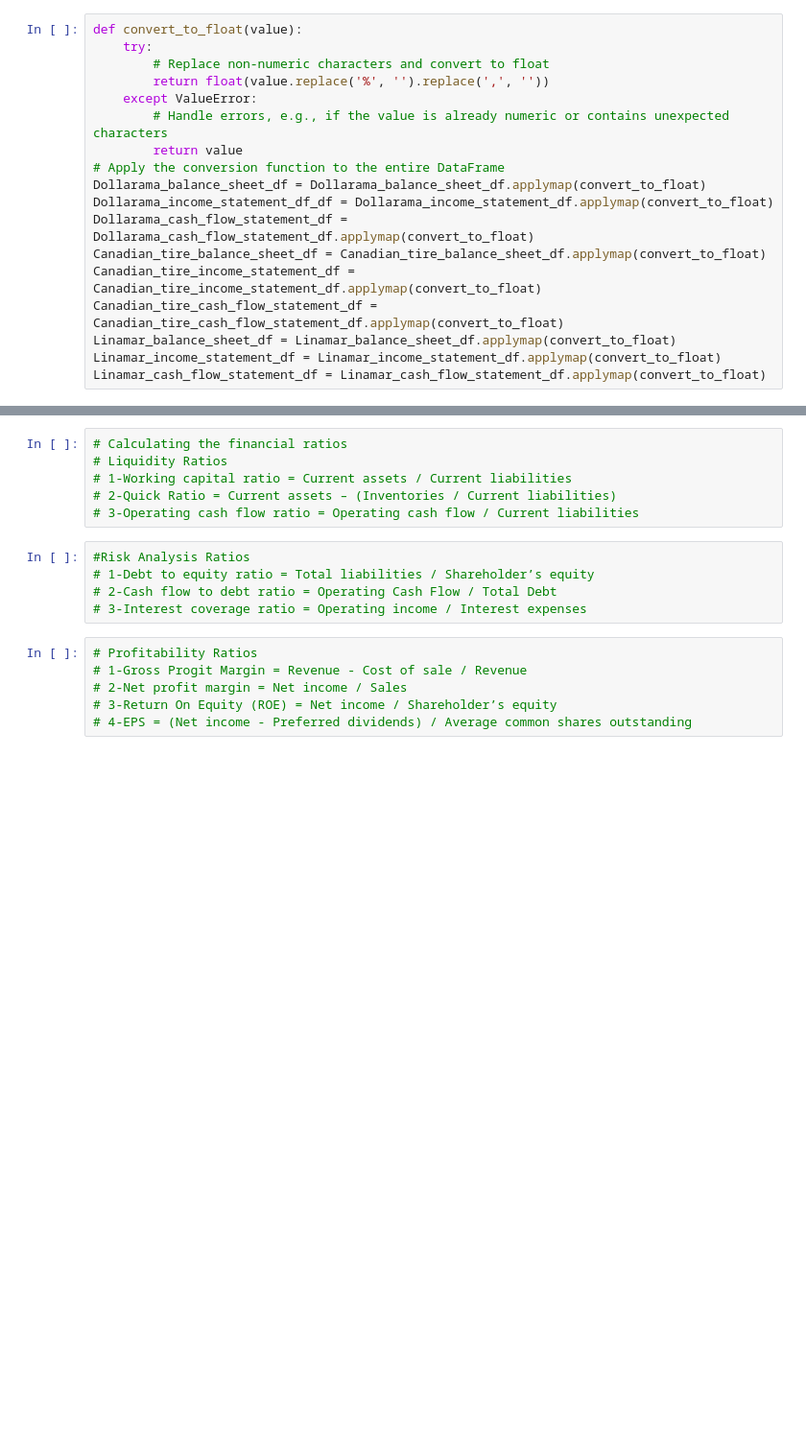
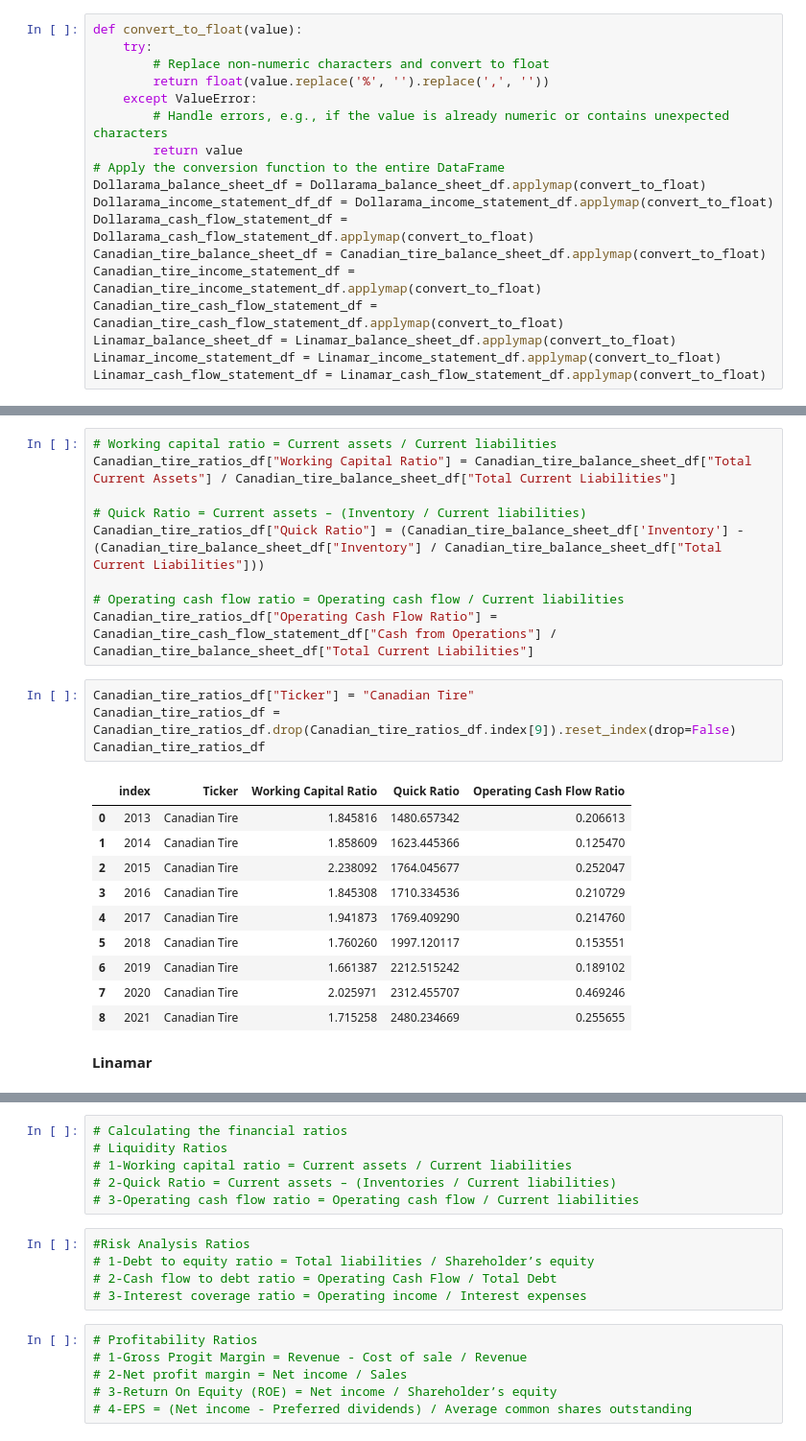
Before and after one commit to jash1112/project-financial_analysis, a Jupyter notebook: the_project from Jash.ipynb, the cells around one changed output, grey strips where cells are left out. Shown: that part at 96% size. Drawn from its saved outputs; the diff is of its cells as text; blank space fills up the shorter version.

```diff
--- a/the_project from Jash.ipynb
+++ b/the_project from Jash.ipynb
@@ -356,0 +318,26 @@ Dollarama_new_df
+# %%
+# Working capital ratio = Current assets / Current liabilities
+Canadian_tire_ratios_df["Working Capital Ratio"] = Canadian_tire_balance_sheet_df["Total Current Assets"] / Canadian_tire_balance_sheet_df["Total Current Liabilities"]
+
+# Quick Ratio = Current assets – (Inventory / Current liabilities)
+Canadian_tire_ratios_df["Quick Ratio"] = (Canadian_tire_balance_sheet_df['Inventory'] - (Canadian_tire_balance_sheet_df["Inventory"] / Canadian_tire_balance_sheet_df["Total Current Liabilities"]))
+
+# Operating cash flow ratio = Operating cash flow / Current liabilities
+Canadian_tire_ratios_df["Operating Cash Flow Ratio"] = Canadian_tire_cash_flow_statement_df["Cash from Operations"] / Canadian_tire_balance_sheet_df["Total Current Liabilities"]
+# %%
+Canadian_tire_ratios_df["Ticker"] = "Canadian Tire"
+Canadian_tire_ratios_df = Canadian_tire_ratios_df.drop(Canadian_tire_ratios_df.index[9]).reset_index(drop=False)
+Canadian_tire_ratios_df
+# %% [output]
+|  | index | Ticker | Working Capital Ratio | Quick Ratio | Operating Cash Flow Ratio |
+| 0 | 2013 | Canadian Tire | 1.845816 | 1480.657342 | 0.206613 |
+| 1 | 2014 | Canadian Tire | 1.858609 | 1623.445366 | 0.125470 |
+| 2 | 2015 | Canadian Tire | 2.238092 | 1764.045677 | 0.252047 |
+| 3 | 2016 | Canadian Tire | 1.845308 | 1710.334536 | 0.210729 |
+| 4 | 2017 | Canadian Tire | 1.941873 | 1769.409290 | 0.214760 |
+| 5 | 2018 | Canadian Tire | 1.760260 | 1997.120117 | 0.153551 |
+| 6 | 2019 | Canadian Tire | 1.661387 | 2212.515242 | 0.189102 |
+| 7 | 2020 | Canadian Tire | 2.025971 | 2312.455707 | 0.469246 |
+| 8 | 2021 | Canadian Tire | 1.715258 | 2480.234669 | 0.255655 |
+# %% [markdown]
+**Linamar**
```
Also changed, not shown: parts of 18 cells of this notebook, 2 other files.
